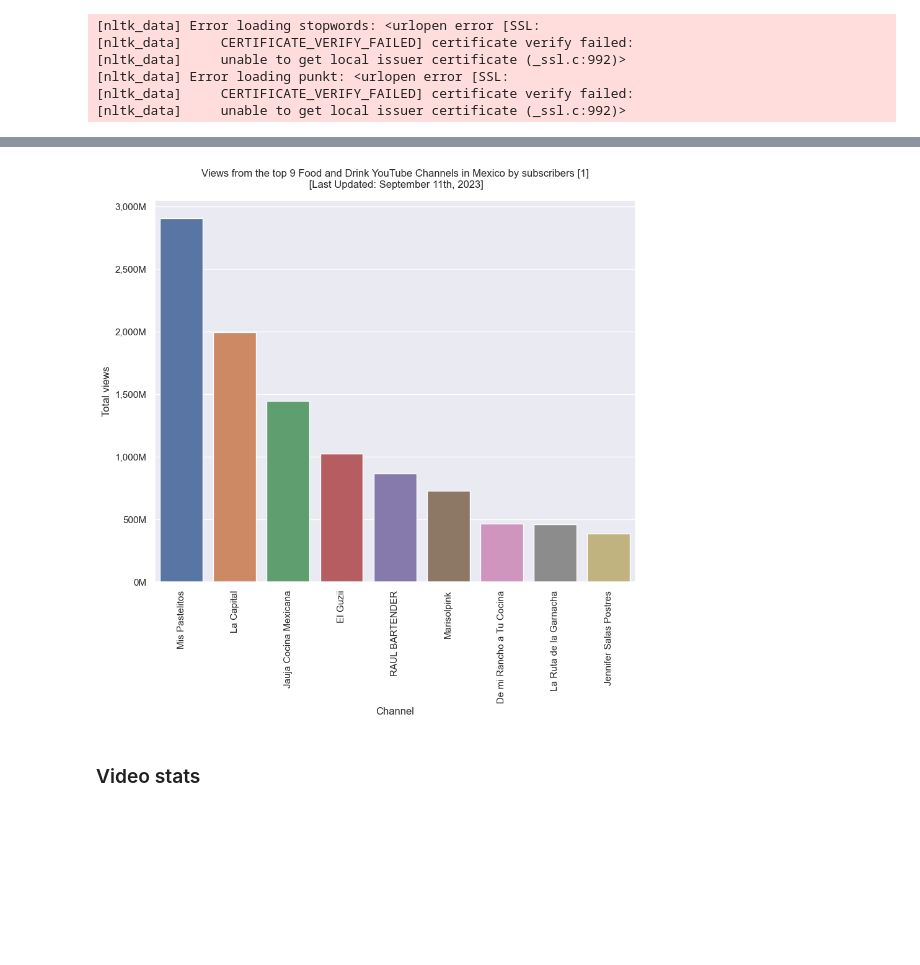
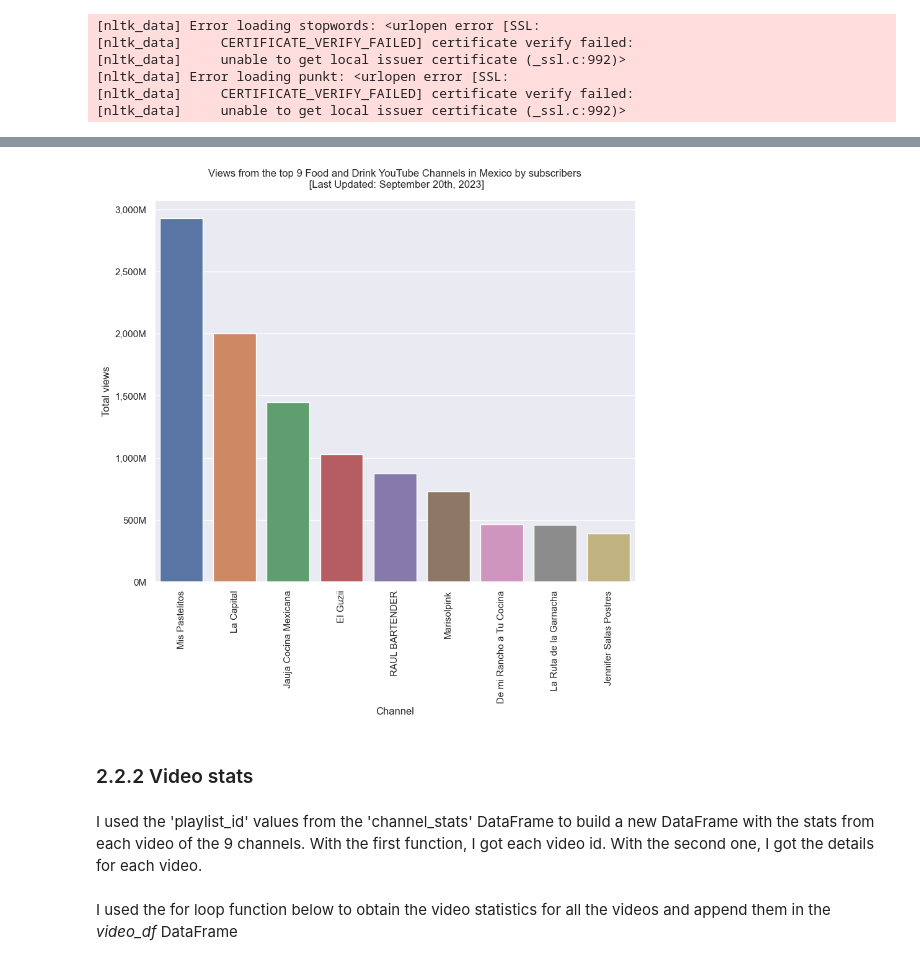
Before and after one commit to almartinezga/Data_Analysis_Portfolio, a Jupyter notebook: Python_YouTube API/Group_analysis.ipynb, the cells around one changed output, grey strips where cells are left out. Drawn from its saved outputs; the diff is of its cells as text; code cells hidden in the pictures; blank space fills up the shorter version.

```diff
--- a/Python_YouTube API/Group_analysis.ipynb
+++ b/Python_YouTube API/Group_analysis.ipynb
@@ -170,16 +218,21 @@ plt.title("Top 9 Food and Drink YouTube Channels in Mexico by subscribers [1]\n
 # %%
+# Views graph plot
 ax = sns.barplot(x='channel_name', y='views', data=channel_stats.sort_values('views', ascending=False))
 
+# Format for the 'x' and 'y' axis
 plot = ax.set_xticklabels(ax.get_xticklabels(),rotation = 90)
 ax.yaxis.set_major_formatter(ticker.FuncFormatter(lambda x, pos: '{:,.0f}'.format(x/1_000_000) + 'M'))
 
+# Title and labels
 ax.set_xlabel('Channel')
 ax.set_ylabel('Total views')
-plt.title("Views from the top 9 Food and Drink YouTube Channels in Mexico by subscribers [1]\n [Last Updated: September 11th, 2023]", pad= 15);
+plt.title("Views from the top 9 Food and Drink YouTube Channels in Mexico by subscribers\n [Last Updated: September 20th, 2023]", pad= 15);
 # %% [output]
-[figure, old version]
+[figure, new version]
 # %% [markdown]
-### Video stats
+### 2.2.2 Video stats
+# %% [markdown]
+I used the 'playlist_id' values from the 'channel_stats' DataFrame to build a new DataFrame with the stats from each video of the 9 channels. With the first function, I got each video id. With the second one, I got the details for each video.
 # %%
 def get_video_ids(youtube, playlist_id):
     """
@@ -268,6 +321,8 @@ def get_video_details(youtube, video_ids):
             all_video_info.append(video_info)
 
     return pd.DataFrame(all_video_info)
+# %% [markdown]
+I used the for loop function below to obtain the video statistics for all the videos and append them in the *video_df* DataFrame
 # %%
 # Create a dataframe with video statistics from all channels
 
```
Also changed, not shown: parts of 93 cells of this notebook, 1 other file.
